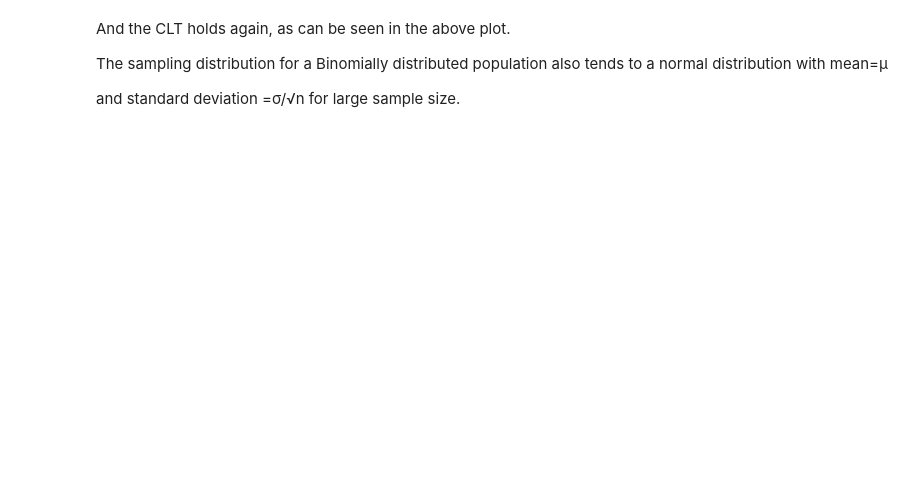
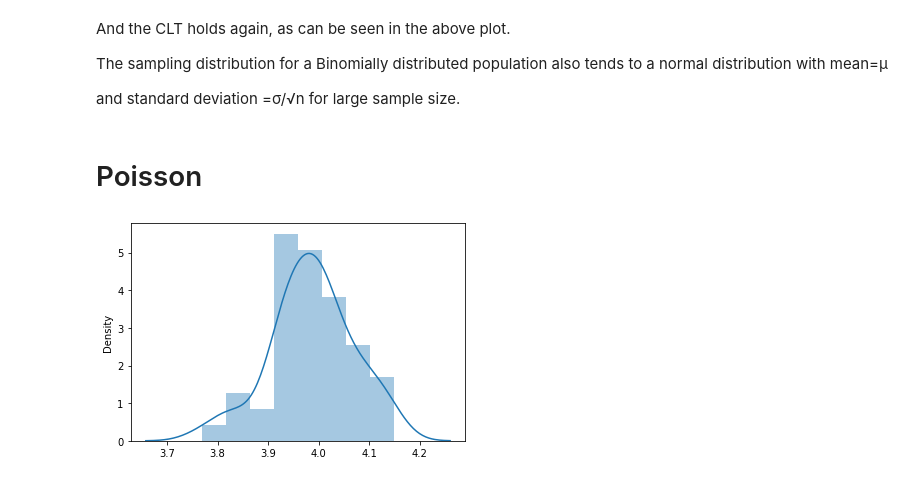
Before and after one commit to Dikshit28/python_code, a Jupyter notebook: ACS/Sampling Distribution (3).ipynb, the cells around one changed output. Drawn from its saved outputs; the diff is of its cells as text; code cells hidden in the pictures; blank space fills up the shorter version.

```diff
--- a/ACS/Sampling Distribution (3).ipynb
+++ b/ACS/Sampling Distribution (3).ipynb
@@ -166,3 +170,22 @@ And the CLT holds again, as can be seen in the above plot.
 The sampling distribution for a Binomially distributed population also tends to a normal distribution with mean=μ
 
  and standard deviation =σ/√n  for large sample size.
+# %% [markdown]
+# Poisson
+# %%
+import pandas as pd
+# drawing 50 random samples of size 500 from a Poisson distribution lamda=4
+sample_size=500
+
+df500 = pd.DataFrame()
+
+for i in range(1, 51):
+    exponential_sample = np.random.poisson(4, sample_size)
+    col = f'sample {i}'
+    df500[col] = exponential_sample
+
+# Plotting the sampling distribution from a
+df500_sample_means_poisson = pd.DataFrame(df500.mean(),columns=['Sample means'])
+sns.distplot(df500_sample_means_poisson);
+# %% [output]
+[figure, added]
```
Also changed, not shown: parts of 13 cells of this notebook, 1 other file.
